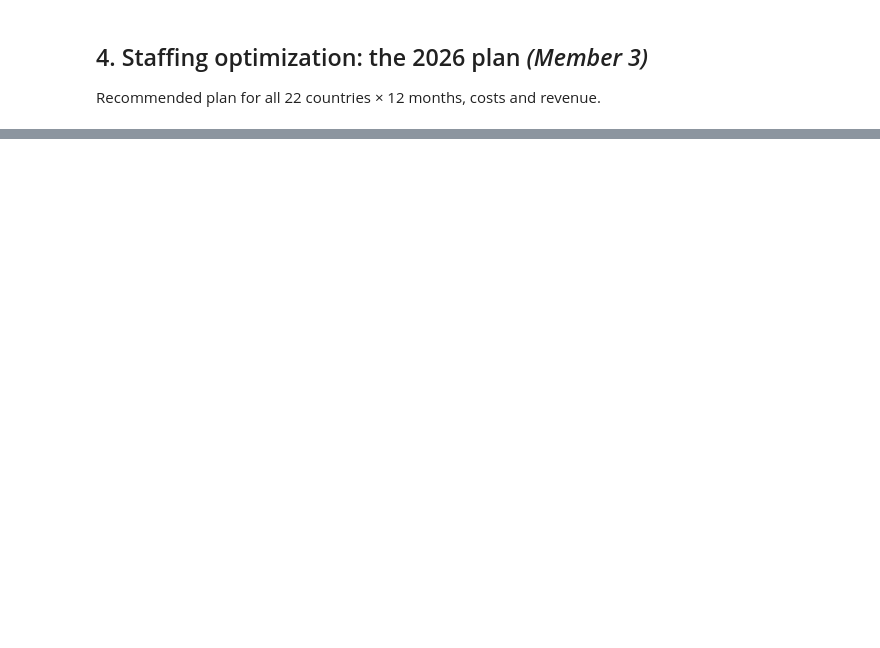
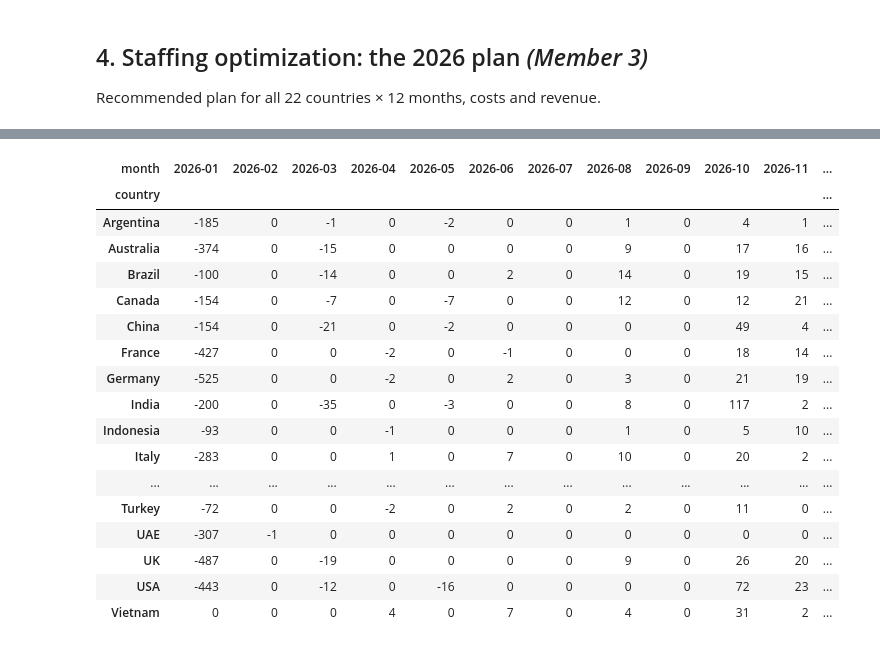
Before and after one commit to jkimball1/google-agent-staffing, a Jupyter notebook: notebooks/final_submission.ipynb, the cells around one changed output, grey strips where cells are left out. Saved outputs shown, nothing was run; the diff lists cells and outputs as text; code cells hidden in the pictures; blank space fills up the shorter version.

Commit message:
Complete integrated staffing notebook and documentation

```diff
--- a/notebooks/final_submission.ipynb
+++ b/notebooks/final_submission.ipynb
@@ -38,0 +290,36 @@ Live, model-connected question, e.g. *"What happens if sign-ups increase 20% in
+# %%
+# Monthly staffing decisions:
+# Positive numbers = hires
+# Negative numbers = terminations
+
+changes = plan_df.assign(
+    change=plan_df["hires_requested"] -
+           plan_df["terminations_requested"]
+)
+
+display(
+    changes.pivot(
+        index="country",
+        columns="month",
+        values="change"
+    )
+)
+# %% [output]
+| month | 2026-01 | 2026-02 | 2026-03 | 2026-04 | 2026-05 | 2026-06 | 2026-07 | 2026-08 | 2026-09 | 2026-10 | 2026-11 | ... |
+| country |  |  |  |  |  |  |  |  |  |  |  | ... |
+| Argentina | -185 | 0 | -1 | 0 | -2 | 0 | 0 | 1 | 0 | 4 | 1 | ... |
+| Australia | -374 | 0 | -15 | 0 | 0 | 0 | 0 | 9 | 0 | 17 | 16 | ... |
+| Brazil | -100 | 0 | -14 | 0 | 0 | 2 | 0 | 14 | 0 | 19 | 15 | ... |
+| Canada | -154 | 0 | -7 | 0 | -7 | 0 | 0 | 12 | 0 | 12 | 21 | ... |
+| China | -154 | 0 | -21 | 0 | -2 | 0 | 0 | 0 | 0 | 49 | 4 | ... |
+| France | -427 | 0 | 0 | -2 | 0 | -1 | 0 | 0 | 0 | 18 | 14 | ... |
+| Germany | -525 | 0 | 0 | -2 | 0 | 2 | 0 | 3 | 0 | 21 | 19 | ... |
+| India | -200 | 0 | -35 | 0 | -3 | 0 | 0 | 8 | 0 | 117 | 2 | ... |
+| Indonesia | -93 | 0 | 0 | -1 | 0 | 0 | 0 | 1 | 0 | 5 | 10 | ... |
+| Italy | -283 | 0 | 0 | 1 | 0 | 7 | 0 | 10 | 0 | 20 | 2 | ... |
+| ... | ... | ... | ... | ... | ... | ... | ... | ... | ... | ... | ... | ... |
+| Turkey | -72 | 0 | 0 | -2 | 0 | 2 | 0 | 2 | 0 | 11 | 0 | ... |
+| UAE | -307 | -1 | 0 | 0 | 0 | 0 | 0 | 0 | 0 | 0 | 0 | ... |
+| UK | -487 | 0 | -19 | 0 | 0 | 0 | 0 | 9 | 0 | 26 | 20 | ... |
+| USA | -443 | 0 | -12 | 0 | -16 | 0 | 0 | 0 | 0 | 72 | 23 | ... |
+| Vietnam | 0 | 0 | 0 | 4 | 0 | 7 | 0 | 4 | 0 | 31 | 2 | ... |
```
Also changed, not shown: parts of 33 cells of this notebook.
